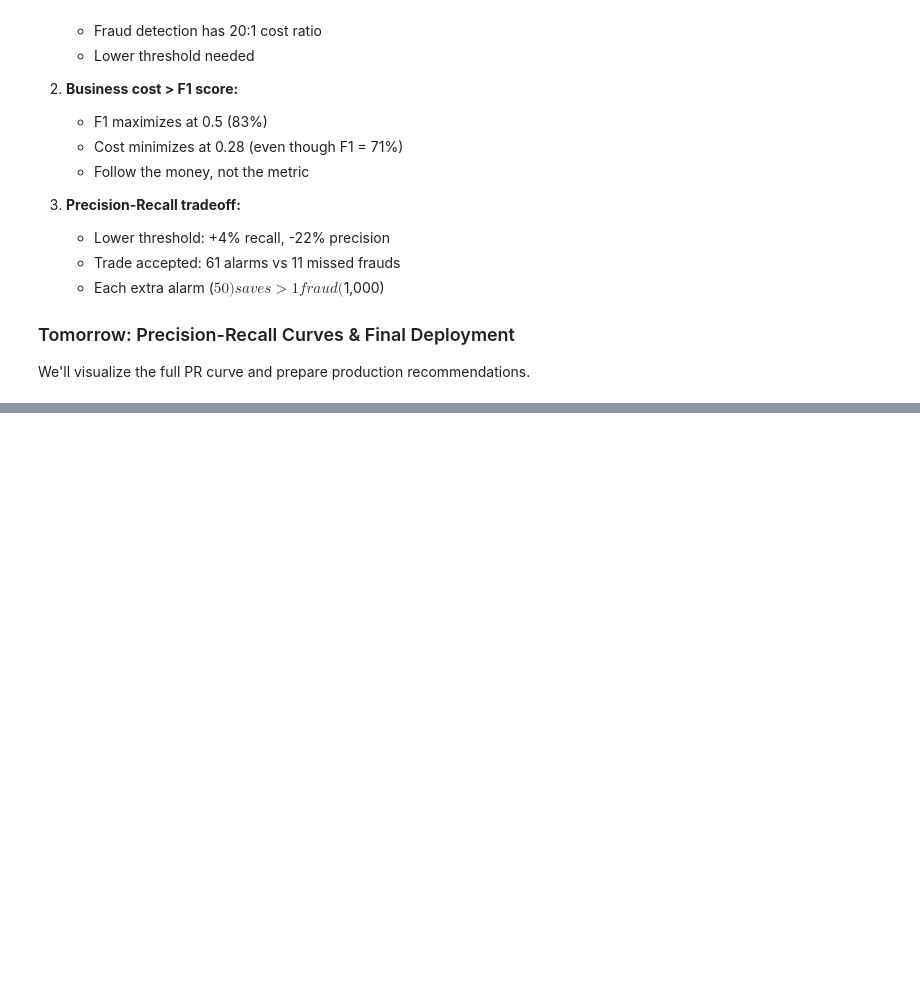
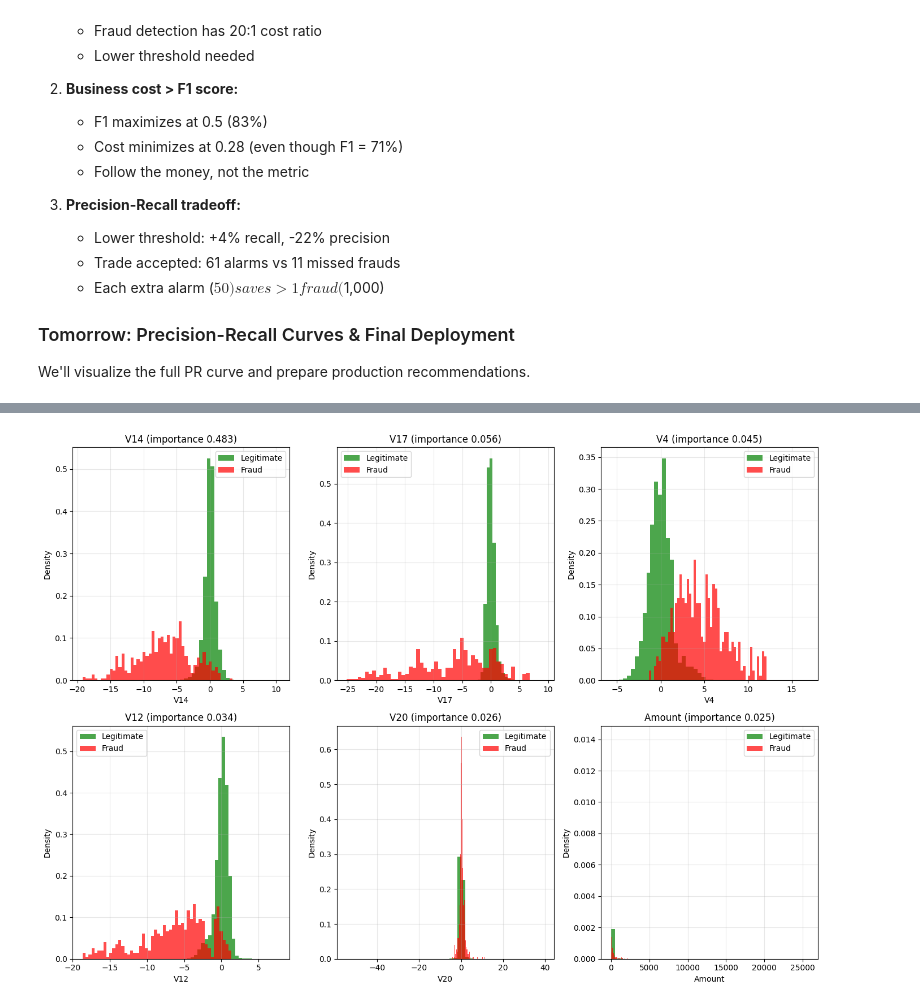
Before and after one commit to Dereger325/credit-card-fraud-detection, a Jupyter notebook: fraud_detection.ipynb, the cells around one changed output, grey strips where cells are left out. Cells and saved outputs as stored; diff of their text form; code cells hidden in the pictures; blank space fills up the shorter version.

```diff
--- a/fraud_detection.ipynb
+++ b/fraud_detection.ipynb
@@ -1126,0 +1239,21 @@ We'll visualize the full PR curve and prepare production recommendations.
+# %%
+top_features = feature_importance.head(6)['Feature'].values
+
+fig ,axes = plt.subplots(2,3,figsize = (14,10))
+axes = axes.ravel()
+
+for idx,feature in enumerate(top_features):
+    ax = axes[idx]
+
+    ax.hist(fraud_data[fraud_data['Class']==0][feature],bins = 50,alpha = 0.7,label = 'Legitimate',color = 'green',density = True)
+    ax.hist(fraud_data[fraud_data['Class']==1][feature],bins = 50,alpha = 0.7,label = 'Fraud',color = 'red',density = True)
+    imp_value = feature_importance[feature_importance['Feature'] == feature]['Importance'].values[0]
+    ax.set_xlabel(feature)
+    ax.set_ylabel('Density')
+    ax.set_title(f'{feature} (importance {imp_value:.3f})')
+    ax.legend()
+    ax.grid(alpha = 0.3)
+plt.tight_layout()
+plt.show()
+# %% [output]
+[figure, added]
```
Also changed, not shown: parts of 5 cells of this notebook.
